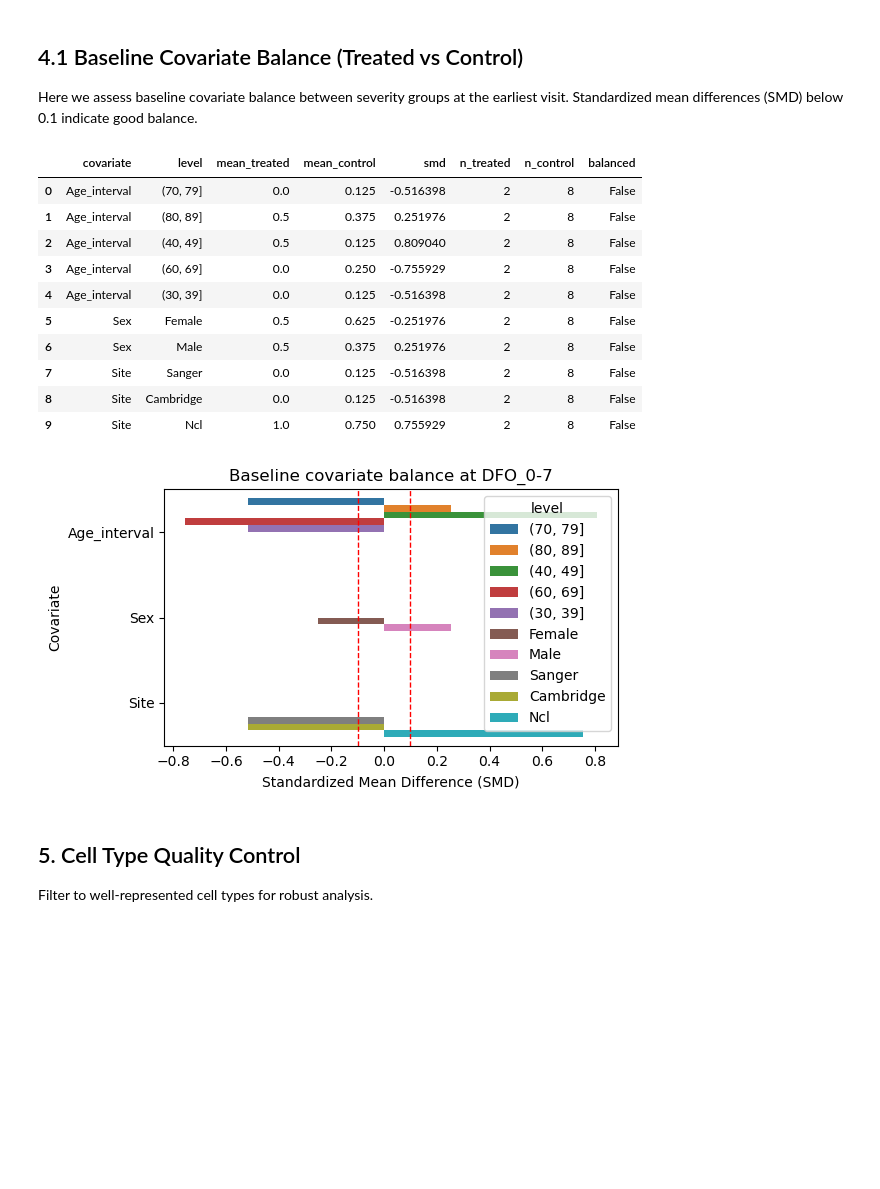
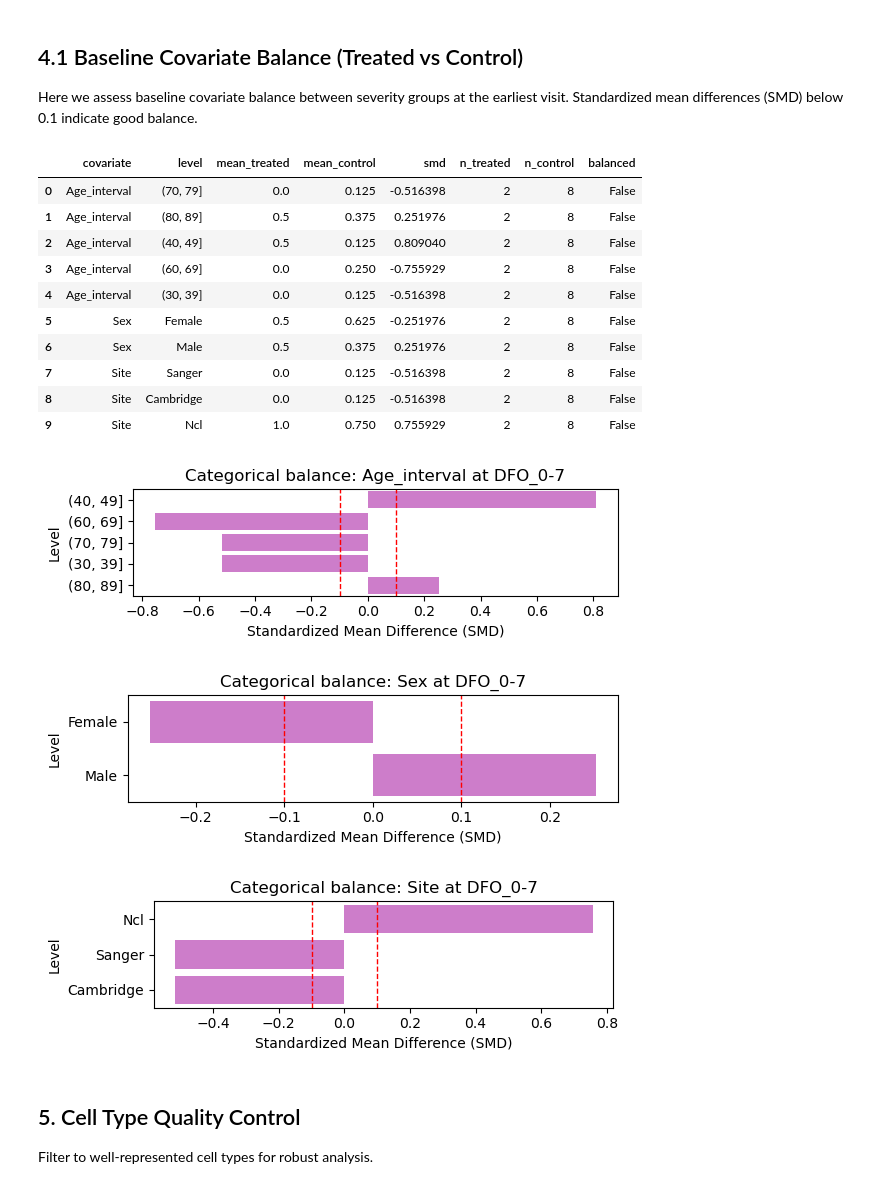
Before and after one commit to TheOmarLab/sctrial, a Jupyter notebook: docs/source/examples/example_covid19_stephenson.ipynb, the cells around one changed output. Cells and saved outputs as stored; diff of their text form; code cells hidden in the pictures; blank space fills up the shorter version.

Commit message:
Improve covariate balance plots in COVID notebook

```diff
--- a/docs/source/examples/example_covid19_stephenson.ipynb
+++ b/docs/source/examples/example_covid19_stephenson.ipynb
@@ -218,43 +218,64 @@ Here we assess baseline covariate balance between severity groups at the earlies
 # %%
 # Baseline covariate balance (uses early visit)
 covariates = [c for c in ["Age_interval", "Sex", "Site"] if c in adata.obs.columns]
 if covariates:
     # Use earliest DFO bin if available
     if "dfo_bin" in adata.obs.columns:
         visit0 = sorted(adata.obs["dfo_bin"].dropna().unique())[0]
         design = design if 'design' in globals() else st.TrialDesign()
         try:
             balance = st.check_covariate_balance(adata, design, covariates, visit=visit0)
             display(balance)
             if not balance.empty:
-                plt.figure(figsize=(6, max(2, 0.35 * len(balance))))
-                sns.barplot(data=balance, y="covariate", x="smd", hue="level", dodge=True)
-                plt.axvline(0.1, color="red", linestyle="--", linewidth=1)
-                plt.axvline(-0.1, color="red", linestyle="--", linewidth=1)
-                plt.title(f"Baseline covariate balance at {visit0}")
-                plt.xlabel("Standardized Mean Difference (SMD)")
-                plt.ylabel("Covariate")
-                plt.tight_layout()
-                plt.show()
+                # Numeric covariates: one figure
+                num_bal = balance[balance["level"].isna()].copy()
+                if not num_bal.empty:
+                    plt.figure(figsize=(6, max(2, 0.4 * len(num_bal))))
+                    sns.barplot(data=num_bal, y="covariate", x="smd", color="steelblue")
+                    plt.axvline(0.1, color="red", linestyle="--", linewidth=1)
+                    plt.axvline(-0.1, color="red", linestyle="--", linewidth=1)
+                    plt.title(f"Numeric covariate balance at {visit0}")
+                    plt.xlabel("Standardized Mean Difference (SMD)")
+                    plt.ylabel("Covariate")
+                    plt.tight_layout()
+                    plt.show()
+
+                # Categorical covariates: one panel per covariate
+                cat_bal = balance[balance["level"].notna()].copy()
+                for cov in cat_bal["covariate"].unique():
+                    sub = cat_bal[cat_bal["covariate"] == cov].copy()
+                    # order by absolute SMD for readability
+                    sub = sub.reindex(sub["smd"].abs().sort_values(ascending=False).index)
+                    plt.figure(figsize=(6, max(2, 0.35 * len(sub))))
+                    sns.barplot(data=sub, y="level", x="smd", color="orchid")
+                    plt.axvline(0.1, color="red", linestyle="--", linewidth=1)
+                    plt.axvline(-0.1, color="red", linestyle="--", linewidth=1)
+                    plt.title(f"Categorical balance: {cov} at {visit0}")
+                    plt.xlabel("Standardized Mean Difference (SMD)")
+                    plt.ylabel("Level")
+                    plt.tight_layout()
+                    plt.show()
         except Exception as e:
             print(f"Covariate balance check failed: {e}")
     else:
         print("dfo_bin not found; skipping covariate balance check.")
 else:
     print("No baseline covariates available for balance checking.")
 # %% [output]
 |  | covariate | level | mean_treated | mean_control | smd | n_treated | n_control | balanced |
 | 0 | Age_interval | (70, 79] | 0.0 | 0.125 | -0.516398 | 2 | 8 | False |
 | 1 | Age_interval | (80, 89] | 0.5 | 0.375 | 0.251976 | 2 | 8 | False |
 | 2 | Age_interval | (40, 49] | 0.5 | 0.125 | 0.809040 | 2 | 8 | False |
 | 3 | Age_interval | (60, 69] | 0.0 | 0.250 | -0.755929 | 2 | 8 | False |
 | 4 | Age_interval | (30, 39] | 0.0 | 0.125 | -0.516398 | 2 | 8 | False |
 | 5 | Sex | Female | 0.5 | 0.625 | -0.251976 | 2 | 8 | False |
 | 6 | Sex | Male | 0.5 | 0.375 | 0.251976 | 2 | 8 | False |
 | 7 | Site | Sanger | 0.0 | 0.125 | -0.516398 | 2 | 8 | False |
 | 8 | Site | Cambridge | 0.0 | 0.125 | -0.516398 | 2 | 8 | False |
 | 9 | Site | Ncl | 1.0 | 0.750 | 0.755929 | 2 | 8 | False |
-[figure, old version]
+[figure, new version]
+[figure, added]
+[figure, added]
 # %% [markdown]
 ## 5. Cell Type Quality Control
 
```
